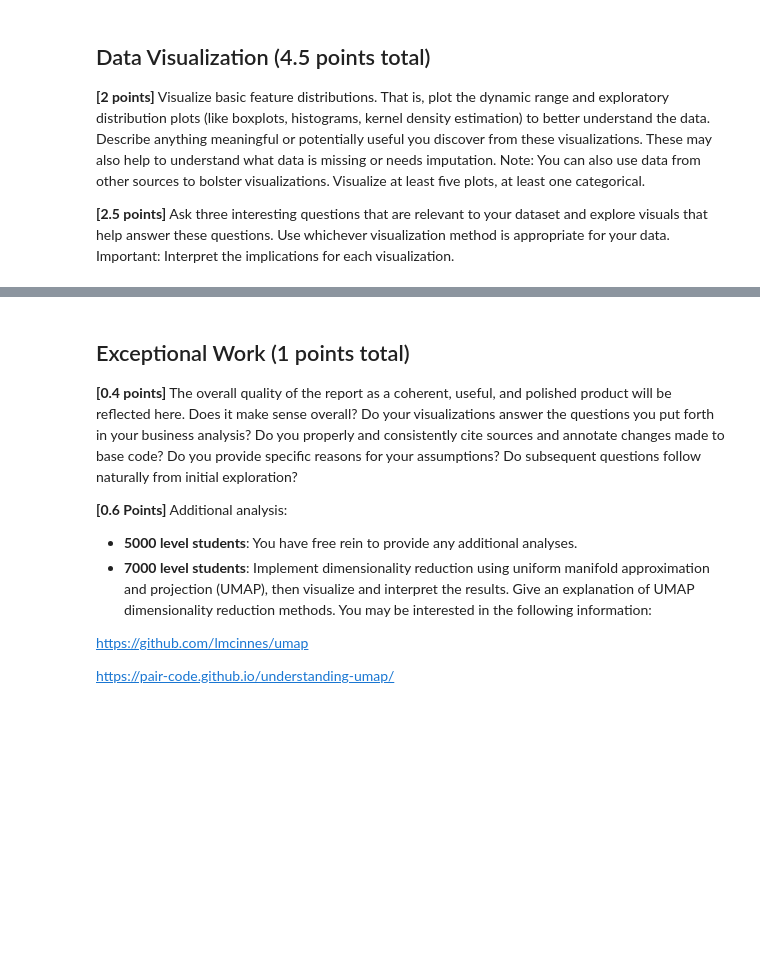
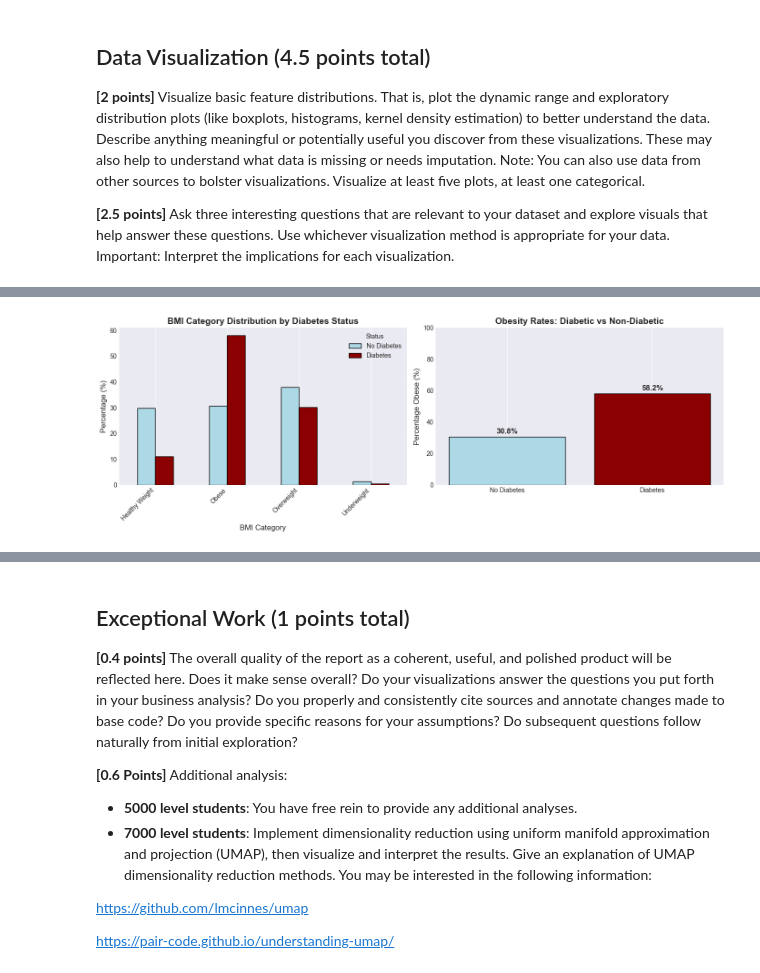
Before and after one commit to Jadonsw123/MachineLearning2026Lab1, a Jupyter notebook: 2026lab1.ipynb, the cells around one changed output, grey strips where cells are left out. Cells and saved outputs as stored; diff of their text form; code cells hidden in the pictures; blank space fills up the shorter version.

```diff
--- a/2026lab1.ipynb
+++ b/2026lab1.ipynb
@@ -315,0 +376,70 @@ Ready for custom visualizations!
+# %%
+# BMI Category Analysis
+# Define BMI categories according to standard medical classifications
+def categorize_bmi(bmi):
+    if bmi < 18.5:
+        return 'Underweight'
+    elif bmi < 25:
+        return 'Healthy Weight'
+    elif bmi < 30:
+        return 'Overweight'
+    else:
+        return 'Obese'
+
+# Apply BMI categorization
+df['BMI_Category'] = df['BMI'].apply(categorize_bmi)
+
+# Calculate overall BMI distribution
+bmi_distribution = df['BMI_Category'].value_counts(normalize=True) * 100
+print("Overall BMI Distribution:")
+print(bmi_distribution.round(2))
+print()
+
+# Calculate BMI distribution by Diabetes status
+bmi_by_diabetes = df.groupby(['Diabetes_binary', 'BMI_Category']).size().unstack(fill_value=0)
+bmi_by_diabetes_pct = bmi_by_diabetes.div(bmi_by_diabetes.sum(axis=1), axis=0) * 100
+
+print("BMI Distribution by Diabetes Status (%):")
+print(bmi_by_diabetes_pct.round(2))
+print()
+
+# Get specific statistics for writing
+no_diabetes_obese = bmi_by_diabetes_pct.loc[0, 'Obese']
+diabetes_obese = bmi_by_diabetes_pct.loc[1, 'Obese']
+no_diabetes_healthy = bmi_by_diabetes_pct.loc[0, 'Healthy Weight']
+diabetes_healthy = bmi_by_diabetes_pct.loc[1, 'Healthy Weight']
+
+print(f"\nKey Findings:")
+print(f"Non-Diabetic Group: {no_diabetes_obese:.1f}% are obese, {no_diabetes_healthy:.1f}% are healthy weight")
+print(f"Diabetic Group: {diabetes_obese:.1f}% are obese, {diabetes_healthy:.1f}% are healthy weight")
+print(f"Difference: Diabetics are {diabetes_obese - no_diabetes_obese:.1f} percentage points more likely to be obese")
+
+# Visualization
+fig, axes = plt.subplots(1, 2, figsize=(14, 5))
+
+# Stacked bar chart
+bmi_by_diabetes_pct.T.plot(kind='bar', ax=axes[0], color=['lightblue', 'darkred'], edgecolor='black')
+axes[0].set_title('BMI Category Distribution by Diabetes Status', fontsize=14, fontweight='bold')
+axes[0].set_xlabel('BMI Category', fontsize=12)
+axes[0].set_ylabel('Percentage (%)', fontsize=12)
+axes[0].legend(['No Diabetes', 'Diabetes'], title='Status')
+axes[0].set_xticklabels(axes[0].get_xticklabels(), rotation=45, ha='right')
+axes[0].grid(axis='y', alpha=0.3)
+
+# Side-by-side comparison for Obese category
+obese_comparison = bmi_by_diabetes_pct['Obese']
+axes[1].bar(['No Diabetes', 'Diabetes'], obese_comparison.values,
+            color=['lightblue', 'darkred'], edgecolor='black')
+axes[1].set_title('Obesity Rates: Diabetic vs Non-Diabetic', fontsize=14, fontweight='bold')
+axes[1].set_ylabel('Percentage Obese (%)', fontsize=12)
+axes[1].set_ylim(0, 100)
+for i, v in enumerate(obese_comparison.values):
+    axes[1].text(i, v + 2, f'{v:.1f}%', ha='center', fontweight='bold', fontsize=12)
+axes[1].grid(axis='y', alpha=0.3)
+
+plt.tight_layout()
+plt.show()
+
+# clean up
+df.drop('BMI_Category', axis=1, inplace=True)
+# %% [output]
@@ -315,0 +465 @@ Ready for custom visualizations!
+[figure, added]
```
Also changed, not shown: parts of 39 cells of this notebook.
